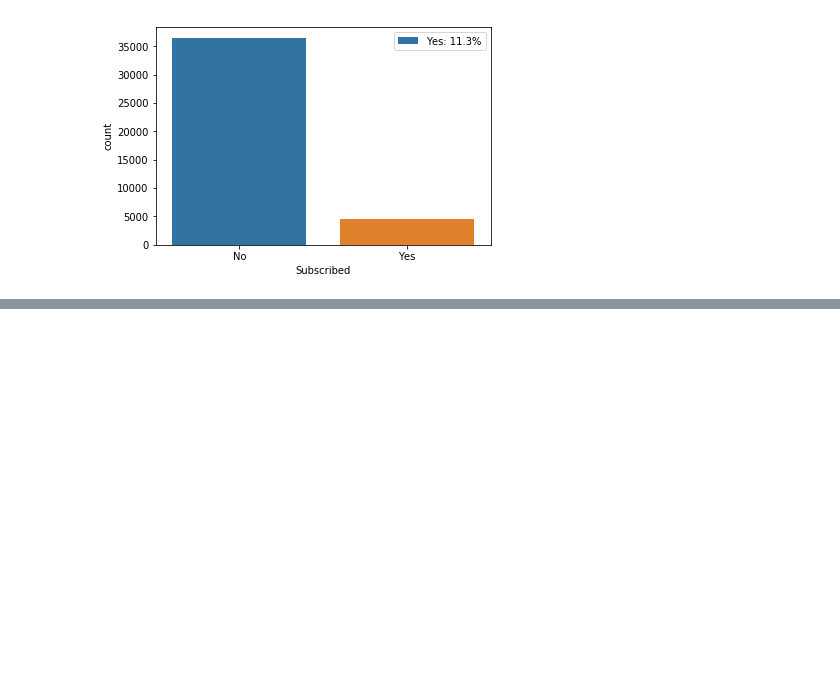
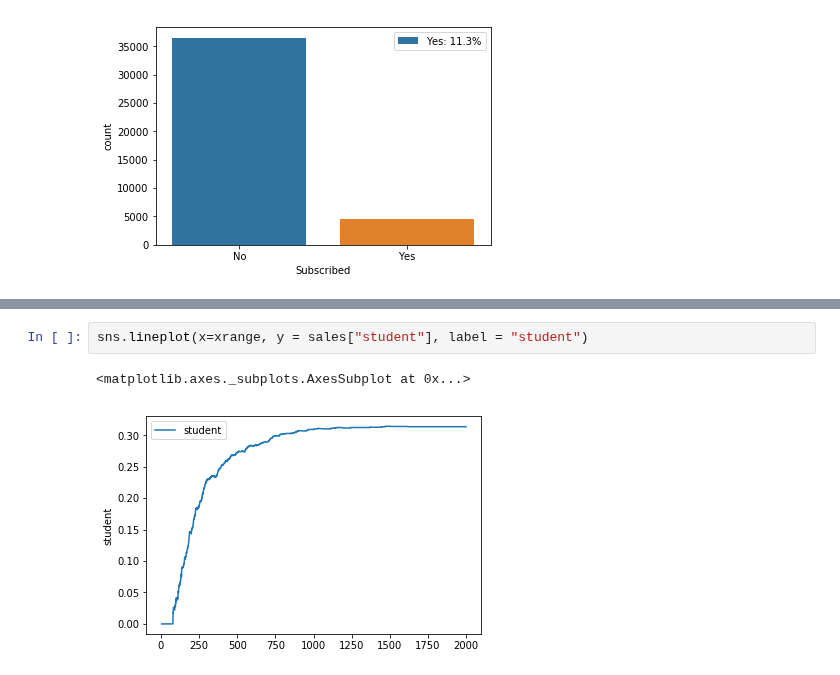
Before and after one commit to mkm29/DataScience, a Jupyter notebook: thinkful/unit/1/capstone/Bank Marketing.ipynb, the cells around one changed output, grey strips where cells are left out. Cells and saved outputs as stored; diff of their text form; blank space fills up the shorter version.

```diff
--- a/thinkful/unit/1/capstone/Bank Marketing.ipynb
+++ b/thinkful/unit/1/capstone/Bank Marketing.ipynb
@@ -573,0 +341,5 @@ Therefore, a simple allocation adjustment should result in more purchases of lon
+# %%
+sns.lineplot(x=xrange, y = sales["student"], label = "student")
+# %% [output]
+<matplotlib.axes._subplots.AxesSubplot at 0x...>
+[figure, added]
```
Also changed, not shown: parts of 55 cells of this notebook.
